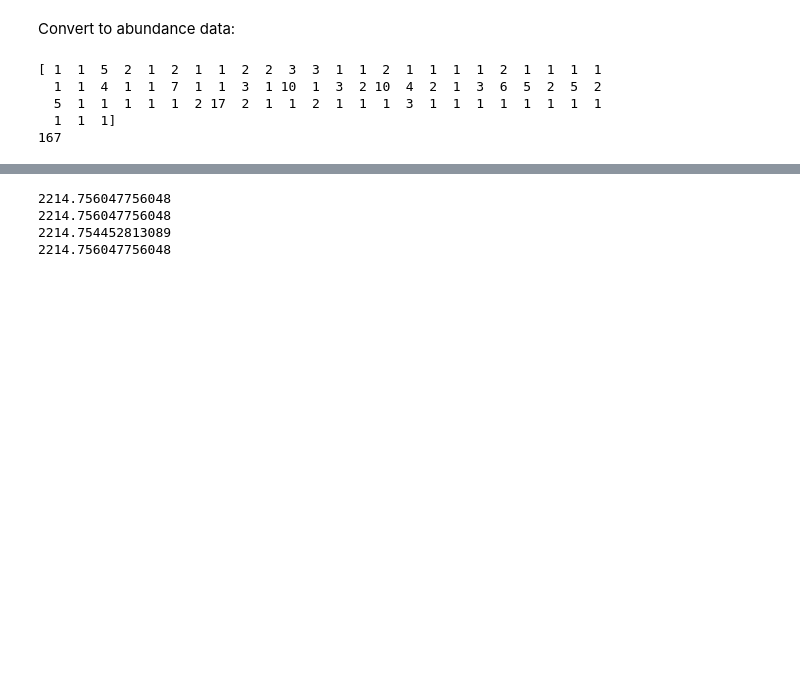
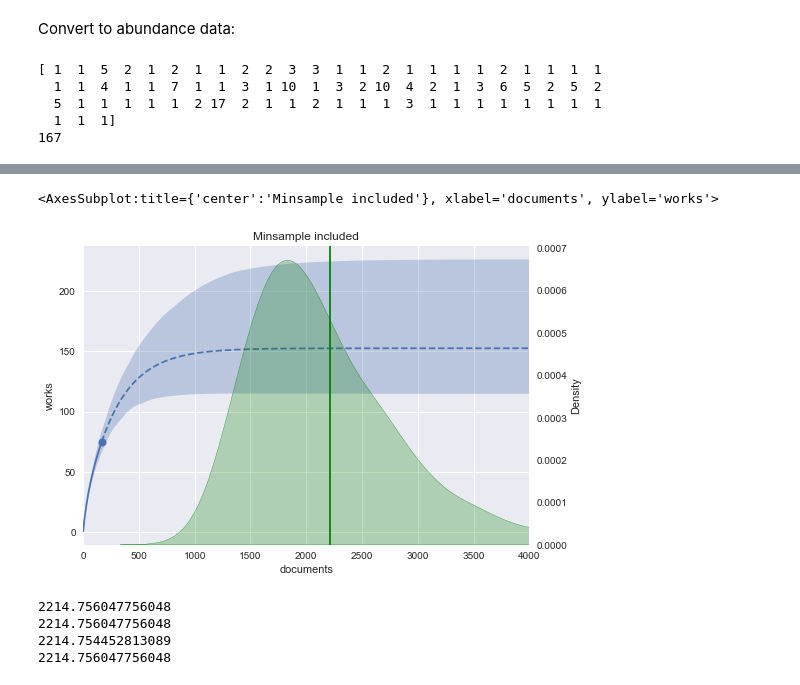
Before and after one commit to mikekestemont/copia, a Jupyter notebook: notebooks/quickstart.ipynb, the cells around one changed output, grey strips where cells are left out. Drawn from its saved outputs; the diff is of its cells as text; code cells hidden in the pictures; blank space fills up the shorter version.

```diff
--- a/notebooks/quickstart.ipynb
+++ b/notebooks/quickstart.ipynb
@@ -39,3 +42,13 @@ plot.species_accumulation_curve(abundance, incl_minsample=False);
+# %%
+from copia.richness import diversity
+minsample_est = diversity(abundance, method='minsample',
+                          solver='fsolve', CI=True)
+accumulation_curve(abundance, accumulation, title='Minsample included',
+                   xlabel='documents', ylabel='works',
+                   minsample=minsample_est, xlim=(0, 4000))
+# %% [output]
+<AxesSubplot:title={'center':'Minsample included'}, xlabel='documents', ylabel='works'>
+[figure, added]
 # %%
 from copia.richness import diversity
 print(diversity(abundance, method='minsample'))
```
Also changed, not shown: parts of 14 cells of this notebook, 2 other files.
